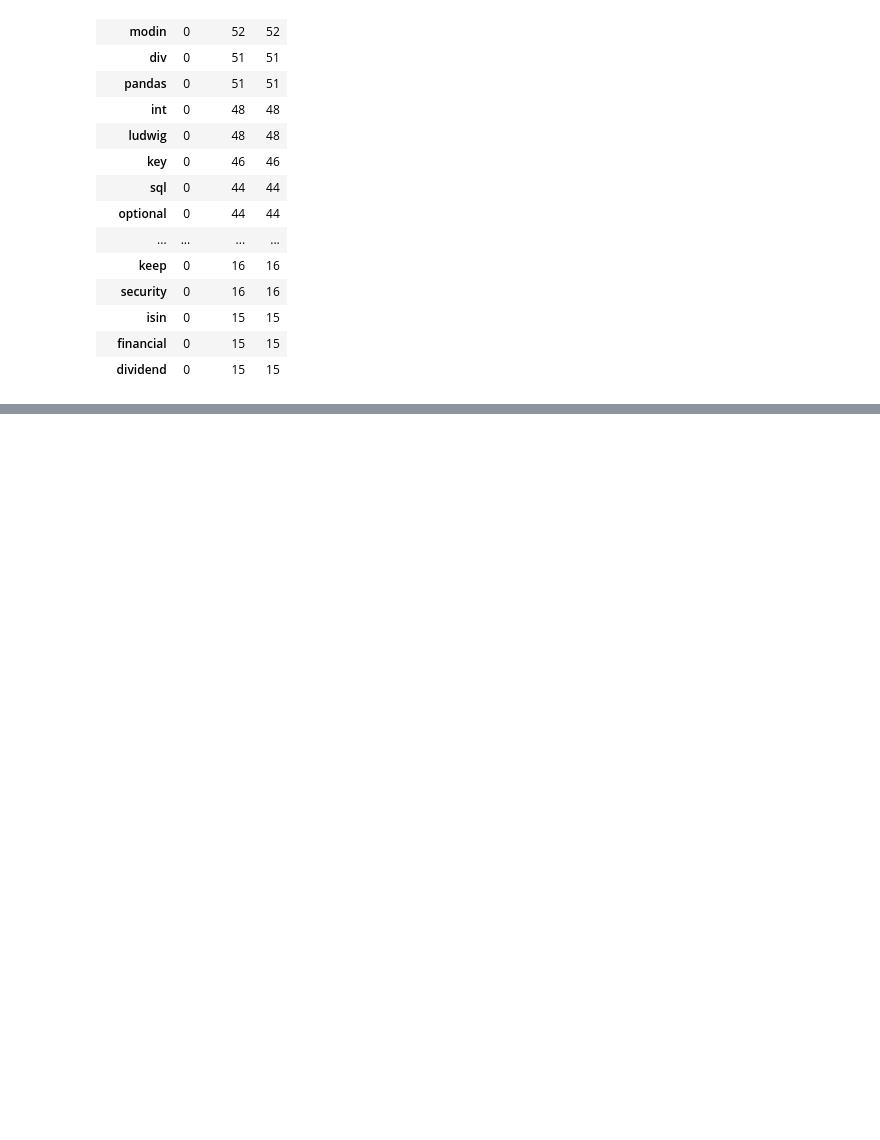
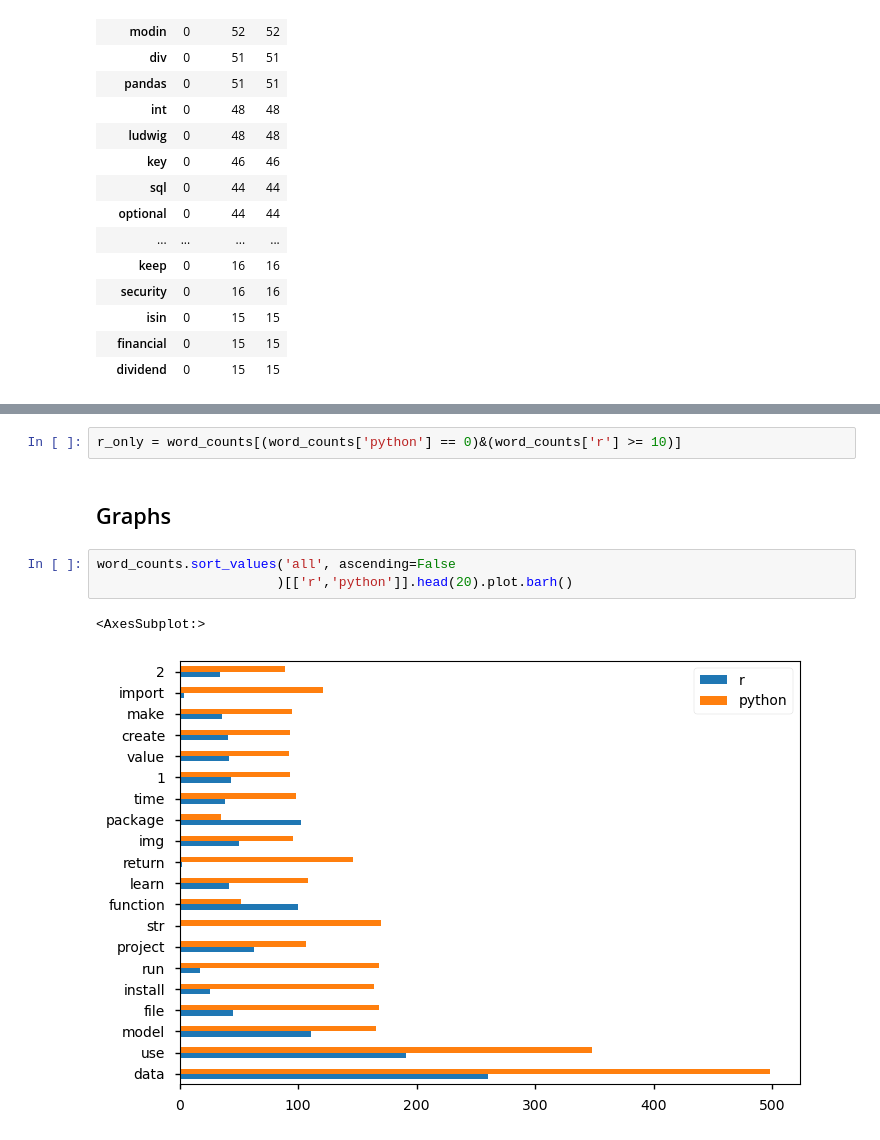
Before and after one commit to Cod-Up-Our-Data/github_language_processing, a Jupyter notebook: explore_r.ipynb, the cells around one changed output, grey strips where cells are left out. Cells and saved outputs as stored; diff of their text form; blank space fills up the shorter version.

```diff
--- a/explore_r.ipynb
+++ b/explore_r.ipynb
@@ -211,0 +298,10 @@ word_counts[(word_counts['r'] == 0)&(word_counts['python'] >= 10)].tail(60)
+# %%
+r_only = word_counts[(word_counts['python'] == 0)&(word_counts['r'] >= 10)]
+# %% [markdown]
+## Graphs
+# %%
+word_counts.sort_values('all', ascending=False
+                       )[['r','python']].head(20).plot.barh()
+# %% [output]
+<AxesSubplot:>
+[figure, added]
```
Also changed, not shown: parts of 25 cells of this notebook, 1 other file.
